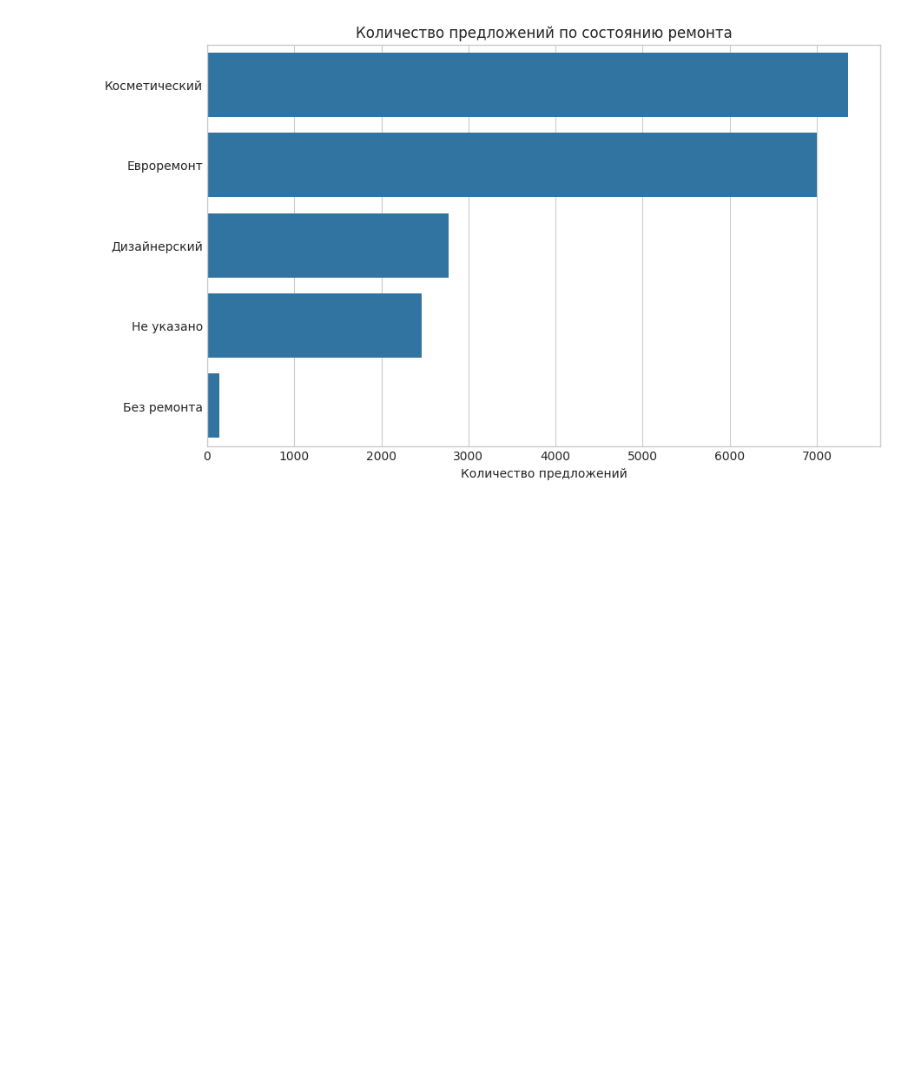
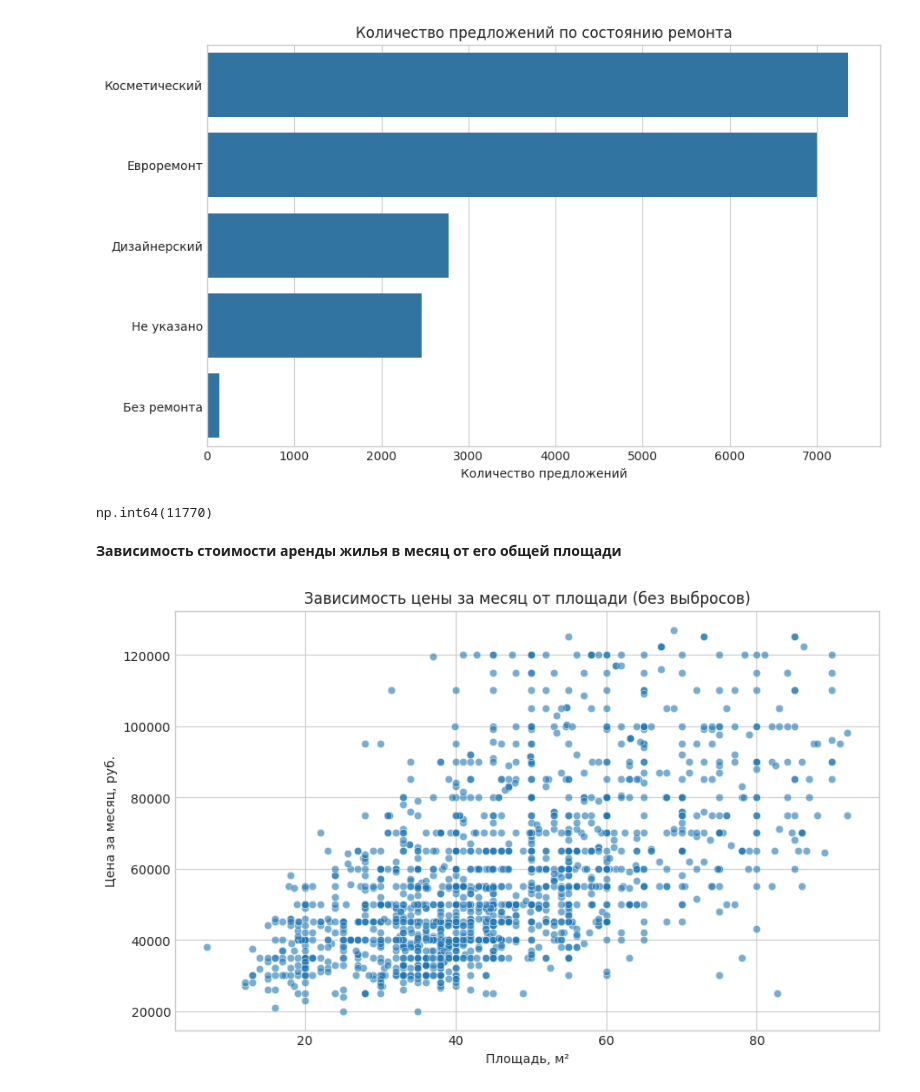
Before and after one commit to Comets-Group2/rent_real_estate_gr2, a Jupyter notebook: notebooks/_data.Lyuba.ipynb, the cells around one changed output. Cells and saved outputs as stored; diff of their text form; code cells hidden in the pictures; blank space fills up the shorter version.

Commit message:
update _data.Lyuba.ipyng

```diff
--- a/notebooks/_data.Lyuba.ipynb
+++ b/notebooks/_data.Lyuba.ipynb
@@ -70,12 +70,20 @@ __График распредления самых популярных цен
 #график распредления цены (без выбросов)
 
 #вычисляем границы 1-го и 3-го квартиля
-Q1 = df['Цена за месяц'].quantile(0.25)
-Q3 = df['Цена за месяц'].quantile(0.75)
-IQR = Q3 - Q1
+# Q1 = df['Цена за месяц'].quantile(0.25)
+# Q3 = df['Цена за месяц'].quantile(0.75)
+# IQR = Q3 - Q1
 
-#фильтруем цены внутри "внутреннего интерквартильного диапазона"
-filtered_df = df[(df['Цена за месяц'] >= Q1 - 1.5*IQR) & (df['Цена за месяц'] <= Q3 + 1.5*IQR)]
+# #фильтруем цены внутри "внутреннего интерквартильного диапазона"
+# filtered_df = df[(df['Цена за месяц'] >= Q1 - 1.5*IQR) & (df['Цена за месяц'] <= Q3 + 1.5*IQR)]
+
+def remove_outliers_iqr(data, column):
+    Q1 = data[column].quantile(0.25)
+    Q3 = data[column].quantile(0.75)
+    IQR = Q3 - Q1
+    return data[(data[column] >= Q1 - 1.5 * IQR) & (data[column] <= Q3 + 1.5 * IQR)]
+
+filtered_df = remove_outliers_iqr(df, "Цена за месяц")
 
 counts = filtered_df['Цена за месяц'].value_counts().sort_index()
 
@@ -169,3 +177,36 @@ plt.ylabel('')
 plt.show()
 # %% [output]
 [figure]
+# %%
+df['Общая площадь'] = df['Площадь, м2'].str.split('/').str[0].astype(float) # создала новую колонку с Общей площадью квартиры (float)
+# %%
+df[['rooms_qty', 'room_type']] = df['Количество комнат'].str.split(',', expand=True) # создали два столбца, оба str
+df['rooms_qty'] = df['rooms_qty'].str.strip().fillna(0).astype(int) # заполнили отсутствующие данные 0 и привели тип к int
+df['room_type'] = df['room_type'].str.strip() # убрали лишние пробелы
+df['room_type'].isnull().sum()
+# %% [output]
+np.int64(11770)
+# %% [markdown]
+**Зависимость стоимости аренды жилья в месяц от его общей площади**
+# %%
+# Приводим к числовому виду
+df["Цена за месяц"] = pd.to_numeric(df["Цена за месяц"], errors="coerce")
+df["Площадь, м2"] = pd.to_numeric(df["Площадь, м2"], errors="coerce")
+
+filtered_df = remove_outliers_iqr(filtered_df, "Площадь, м2")
+
+# Строим график
+plt.figure(figsize=(10, 6))
+sns.scatterplot(
+    data=filtered_df,
+    x="Площадь, м2",
+    y="Цена за месяц",
+    alpha=0.6
+)
+plt.title("Зависимость цены за месяц от площади (без выбросов)")
+plt.xlabel("Площадь, м²")
+plt.ylabel("Цена за месяц, руб.")
+plt.grid(True)
+plt.show()
+# %% [output]
+[figure, added]
```
Also changed, not shown: parts of 2 cells of this notebook, 1 other file.
